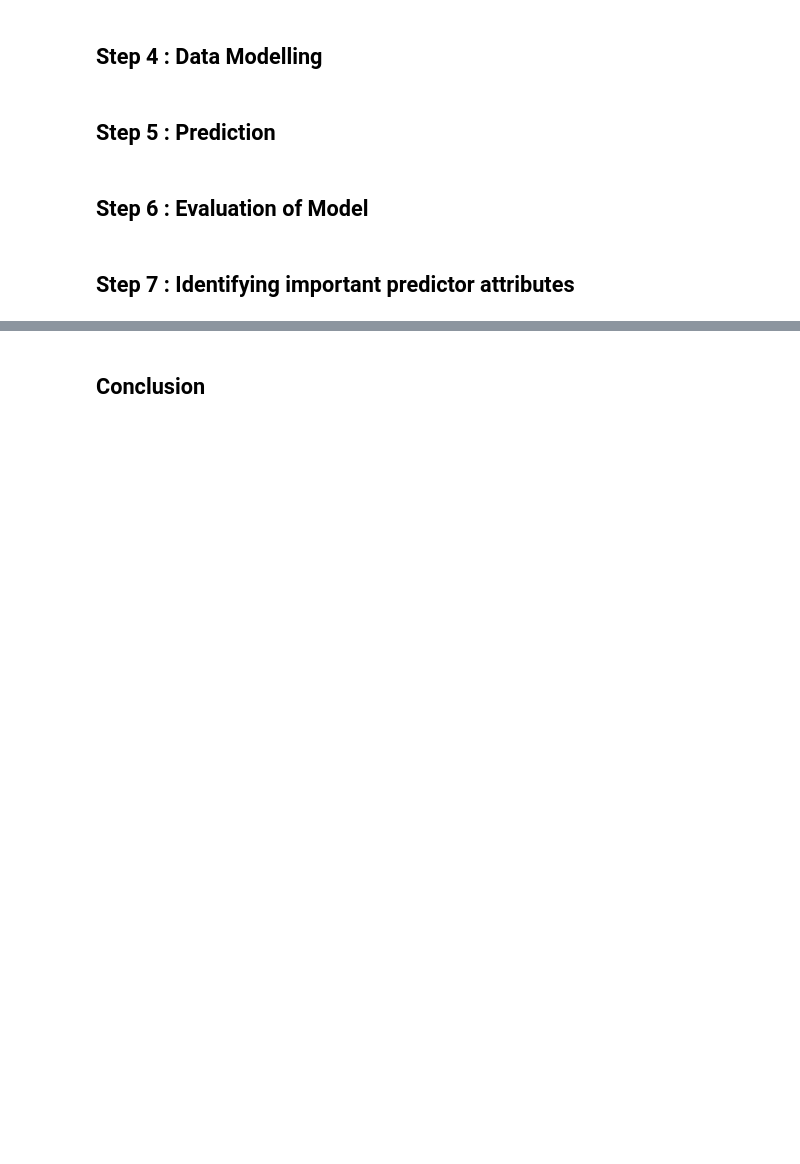
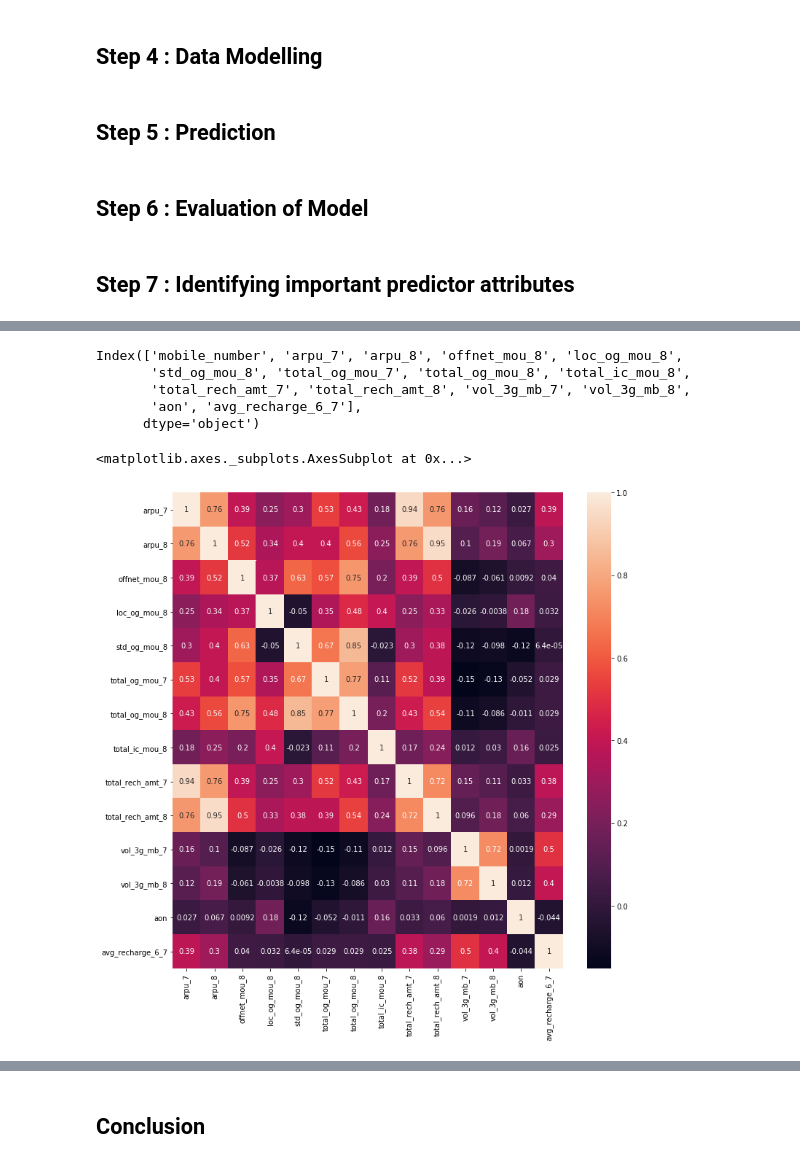
Before and after one commit to anjana-v-nair/Telecom_Churn, a Jupyter notebook: Telecom_Churn_Assignment_v2.ipynb, the cells around one changed output, grey strips where cells are left out. Saved outputs shown, nothing was run; the diff lists cells and outputs as text; code cells hidden in the pictures; blank space fills up the shorter version.

Commit message:
RFE and heatmap done

```diff
--- a/Telecom_Churn_Assignment_v2.ipynb
+++ b/Telecom_Churn_Assignment_v2.ipynb
@@ -1047,0 +1058,4 @@ df_train[df_numeric.columns].describe().loc[['min', 'max', 'mean', '50%']]
+# %%
+# Fitting Logistic model
+lm = LogisticRegression()
+lm.fit(X, y)
@@ -1047,0 +1067,4 @@ df_train[df_numeric.columns].describe().loc[['min', 'max', 'mean', '50%']]
+# %%
+# Running RFE (Recursive Feature Elimination) with output number of variables 15
+rfe = RFE(lm, 15)
+rfe.fit(X, y)
@@ -1047,0 +1097,20 @@ df_train[df_numeric.columns].describe().loc[['min', 'max', 'mean', '50%']]
+# %%
+# Checking columns with RFE support true
+col = X.columns[rfe.support_]
+col
+# %% [output]
+Index(['mobile_number', 'arpu_7', 'arpu_8', 'offnet_mou_8', 'loc_og_mou_8',
+       'std_og_mou_8', 'total_og_mou_7', 'total_og_mou_8', 'total_ic_mou_8',
+       'total_rech_amt_7', 'total_rech_amt_8', 'vol_3g_mb_7', 'vol_3g_mb_8',
+       'aon', 'avg_recharge_6_7'],
+      dtype='object')
+# %%
+# creating copy of dataframe with rfe selected predictors
+df_important_predictors = df[col].copy()
+# %%
+# Plotting heatmap to remove correlated features
+plt.figure(figsize= (12,12))
+sns.heatmap(df_important_predictors.corr(), annot=True)
+# %% [output]
+<matplotlib.axes._subplots.AxesSubplot at 0x...>
+[figure, added]
```
Also changed, not shown: parts of 10 cells of this notebook.
